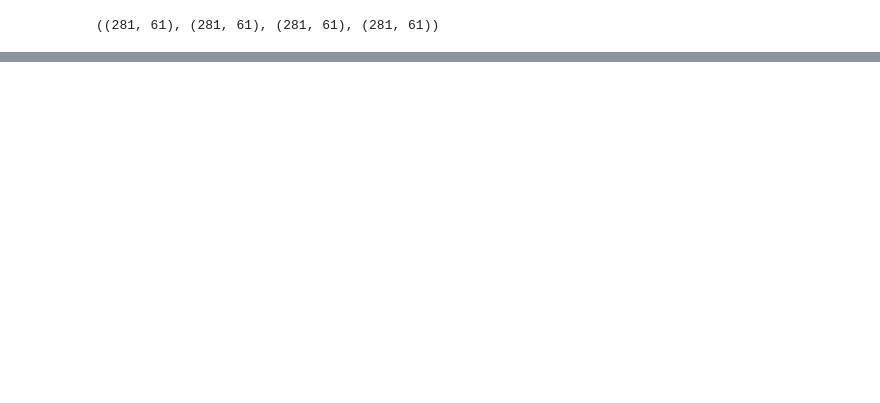
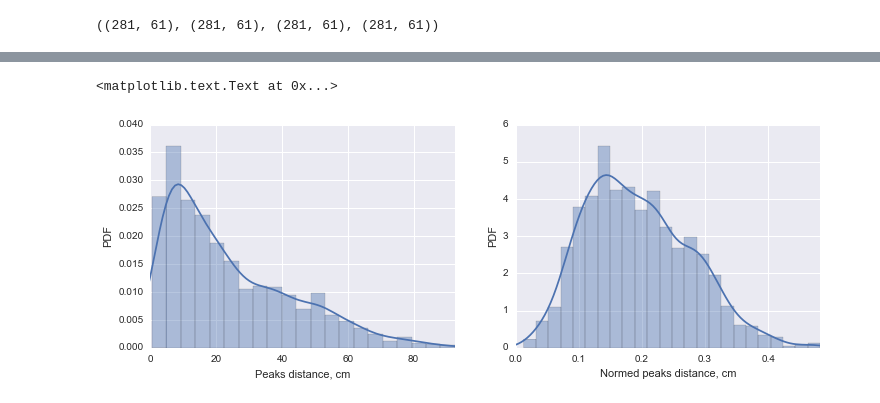
Before and after one commit to iterater/ensemble-forecasting, a Jupyter notebook: ipynb/Peak destinction.ipynb, the cells around one changed output, grey strips where cells are left out. Drawn from its saved outputs; the diff is of its cells as text; code cells hidden in the pictures; blank space fills up the shorter version.

```diff
--- a/ipynb/Peak destinction.ipynb
+++ b/ipynb/Peak destinction.ipynb
@@ -63,0 +90,23 @@ array([[ 26,  54,  56,  58],
+# %%
+def dist_peak(fc_p1, fc_p2):
+    return np.nanmean(np.abs(fc_p1 - fc_p2))
+norm_peaks = [(peaks[i] - PEAK_LEVEL) / (np.nanmax(peaks[i]) - PEAK_LEVEL) for i in range(FC_N)]
+dist_list = np.empty((0, 2), dtype=float)
+for i in range(FC_N):
+    for j in range(i + 1, FC_N):
+        dist_list = np.vstack((dist_list,
+                              [dist_peak(peaks[i], peaks[j]), dist_peak(norm_peaks[i], norm_peaks[j])]))
+plt.figure(figsize=(12, 4))
+plt.subplot(121)
+sns.distplot(dist_list[:, 0])
+plt.xlim((0, max(dist_list[:, 0])))
+plt.xlabel('Peaks distance, cm')
+plt.ylabel('PDF')
+plt.subplot(122)
+sns.distplot(dist_list[:, 1])
+plt.xlim((0, max(dist_list[:, 1])))
+plt.xlabel('Normed peaks distance, cm')
+plt.ylabel('PDF')
+# %% [output]
+<matplotlib.text.Text at 0x...>
+[figure, added]
```
Also changed, not shown: parts of 8 cells of this notebook.
